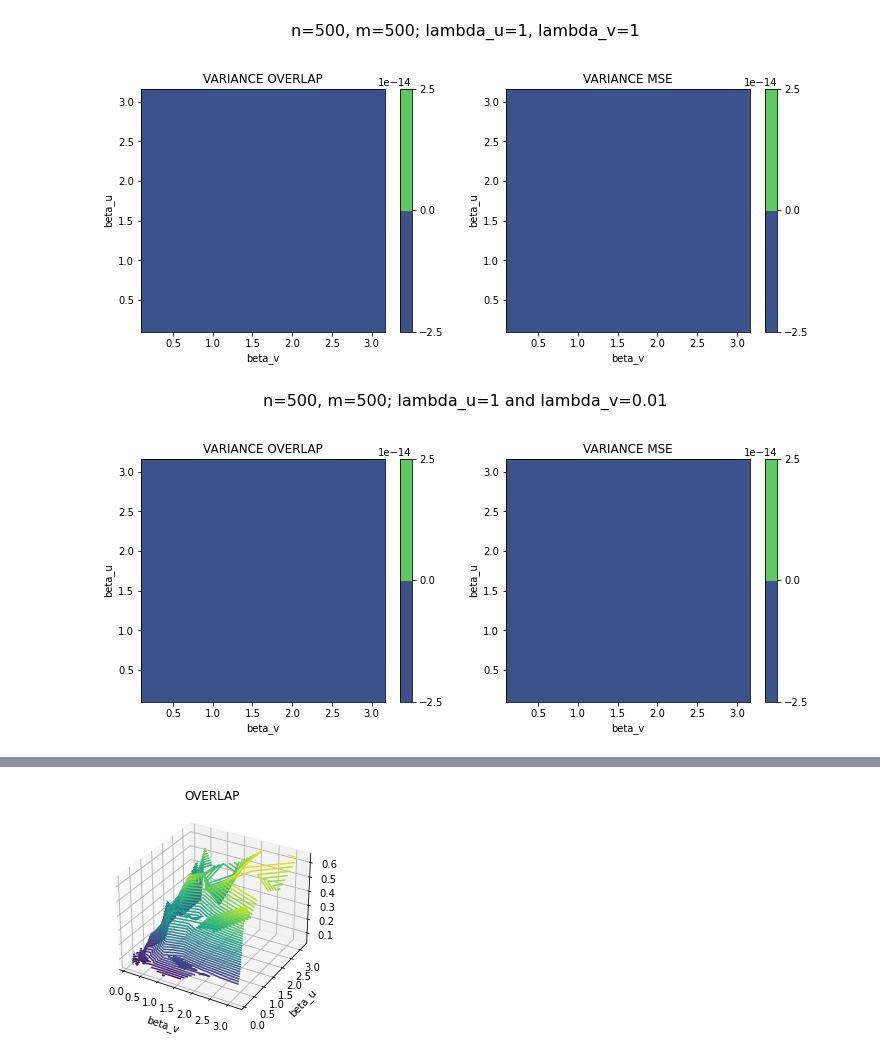
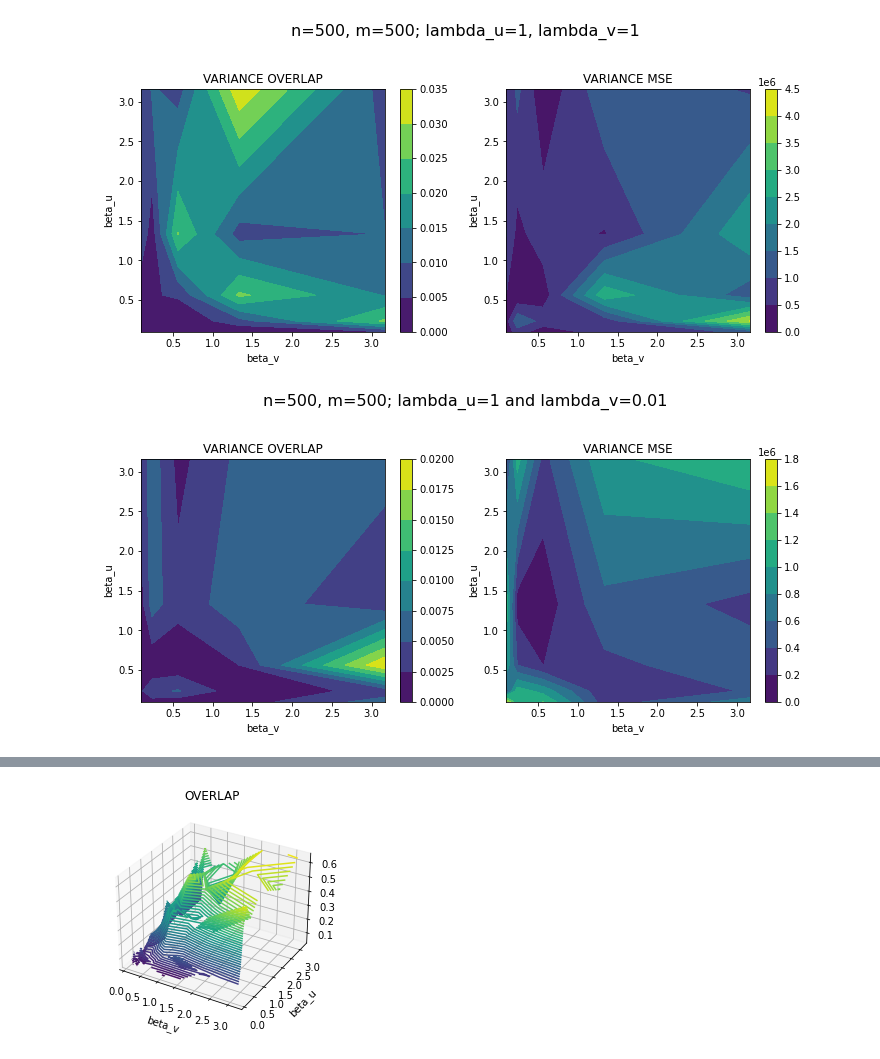
Before and after one commit to otto2B/ProjetLTHC, a Jupyter notebook: script_3D_v3.ipynb, the cells around one changed output, grey strips where cells are left out. Saved outputs shown, nothing was run; the diff lists cells and outputs as text; code cells hidden in the pictures.

Commit message:
path var

```diff
--- a/script_3D_v3.ipynb
+++ b/script_3D_v3.ipynb
@@ -172,15 +172,15 @@ def main(lambda_u_val, lambda_v_val, size_of_one_sample, list_value_1, list_valu
 lambda_u_val_1 = 1
 lambda_v_val_1 = 1
 
-list_value_1 = np.logspace(-1,0.5, 10)
+list_value_1 = np.logspace(-1,0.5, 5)
 #list_value_1 = np.arange(0.1, 1, 0.1)
 #list_value_1 = np.array([1])
 
-list_value_2 = np.logspace(-1,0.5, 10)
+list_value_2 = np.logspace(-1,0.5, 5)
 #list_value_2 = np.arange(0.1, 1, 0.1)
 #list_value_2 = np.array([1])
 
-size_of_one_sample=1
+size_of_one_sample=5
 
 (overlap_at_each_iterations, overlap_at_final_iteration,
  mse_at_each_iterations, mse_at_final_iteration) = main(lambda_u_val_1, lambda_v_val_1,
@@ -224,40 +251,39 @@ name_m_2="500"
 variance_map = np.var(overlap_at_final_iteration.mean(axis=2), axis=1)
 variance_map = variance_map.reshape(len(list_value_1),len(list_value_2))
 
 variance_mse_map = np.var(mse_at_final_iteration.mean(axis=2), axis=1)
 variance_mse_map = variance_mse_map.reshape(len(list_value_1),len(list_value_2))
 
 x, y = np.meshgrid(list_value_2,list_value_1)
 
 fig,ax=plt.subplots(1,2, figsize=(12,5), facecolor='white')
 #fig.tight_layout()
 fig.subplots_adjust(top=0.8)
 fig.suptitle(f"n={name_n_1}, m={name_m_1}; lambda_u={lambda_u_val_1}, lambda_v={lambda_v_val_1}", size=16)
 
 bar0=ax[0].contourf(x,y, variance_map)
 ax[0].set_title("VARIANCE OVERLAP")
 ax[0].set_xlabel(f"{name_value_2}")
 ax[0].set_ylabel(f"{name_value_1}")
 
 bar1 = ax[1].contourf(x,y, variance_mse_map)
 ax[1].set_title("VARIANCE MSE")
 ax[1].set_xlabel(f"{name_value_2}")
 ax[1].set_ylabel(f"{name_value_1}")
 
 plt.colorbar(bar0, ax=ax[0])
 plt.colorbar(bar1, ax=ax[1])
 
-path=f"C:/Users/Admin/Desktop/n={name_n_1}_m={name_m_1}_lu={lambda_u_val_1}_lv={lambda_v_val_1}_variance.jpg"
+path=f"{FILE_PATH}n={name_n_1}_m={name_m_1}_lu={lambda_u_val_1}_lv={lambda_v_val_1}_variance.jpg"
 plt.savefig(path)
 
 plt.show()
 # %% [output]
-[figure, old version]
+[figure, new version]
 # %%
 ## HEAT MAP VARIANCE RUN 2
 variance_map = np.var(overlap_at_final_iteration_2.mean(axis=2), axis=1)
 variance_map = variance_map.reshape(len(list_value_1),len(list_value_2))
-
 variance_mse_map = np.var(mse_at_final_iteration_2.mean(axis=2), axis=1)
 variance_mse_map = variance_mse_map.reshape(len(list_value_1),len(list_value_2))
 
@@ -281,12 +307,12 @@ ax[1].set_ylabel(f"{name_value_1}")
 plt.colorbar(bar0, ax=ax[0])
 plt.colorbar(bar1, ax=ax[1])
 
-path=f"C:/Users/Admin/Desktop/n={name_n_2}_m={name_m_2}_lu={lambda_u_val_2}_lv={lambda_v_val_2}_variance.jpg"
+path=f"{FILE_PATH}n={name_n_2}_m={name_m_2}_lu={lambda_u_val_2}_lv={lambda_v_val_2}_variance.jpg"
 plt.savefig(path)
 
 plt.show()
 # %% [output]
-[figure, old version]
+[figure, new version]
 # %%
 ######################### 3D PLOT BOTH CONFIG
 
```
Also changed, not shown: parts of 13 cells of this notebook.
